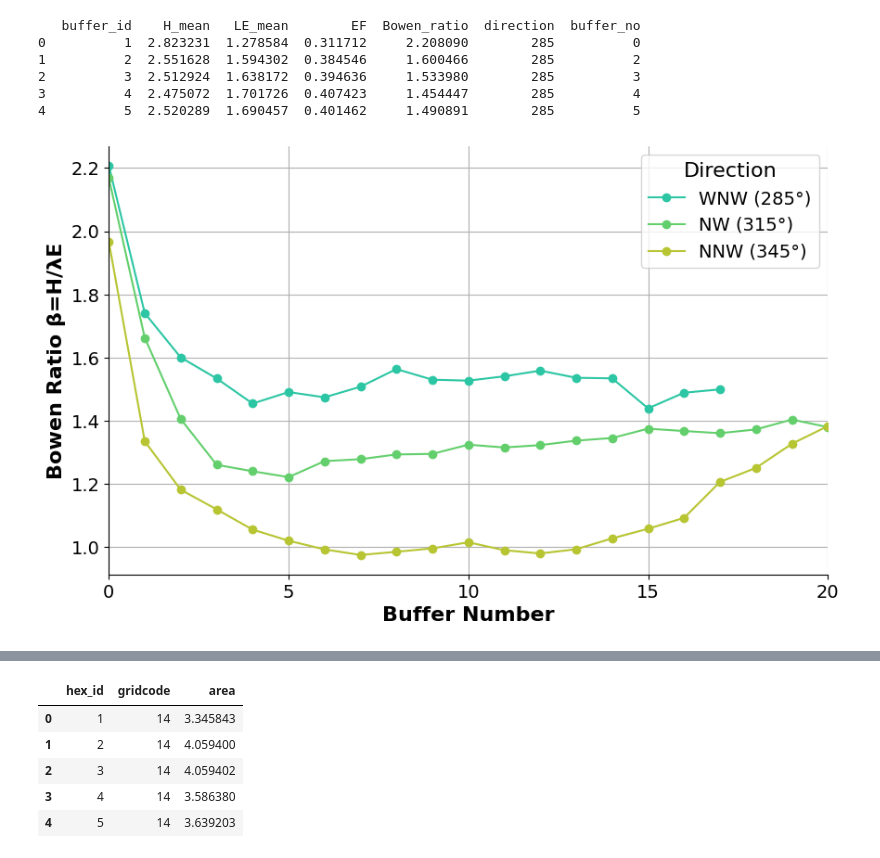
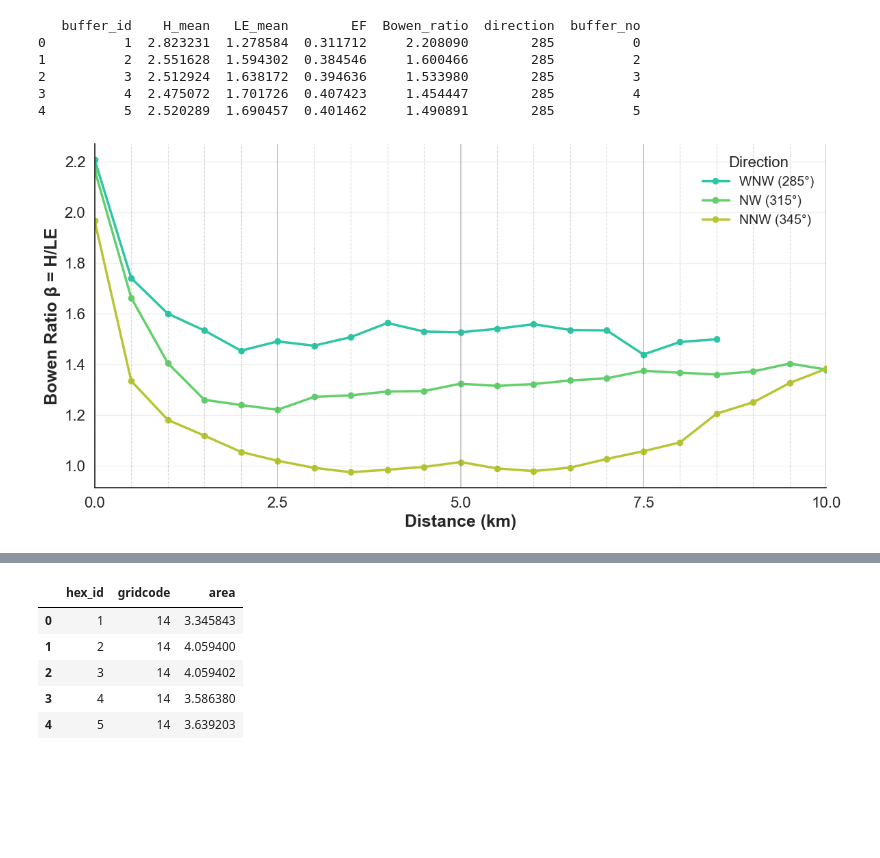
Before and after one commit to percyyvon-r/PhD-Chapter3-Diurnal-SUHII-Distribution, a Jupyter notebook: notebooks/PhD_chapter3_ypinb.ipynb, the cells around one changed output, grey strips where cells are left out. Cells and saved outputs as stored; diff of their text form; code cells hidden in the pictures; blank space fills up the shorter version.

Commit message:
Updated graphs

```diff
--- a/notebooks/PhD_chapter3_ypinb.ipynb
+++ b/notebooks/PhD_chapter3_ypinb.ipynb
@@ -866,6 +872,12 @@ print(night_df_turning)
 import matplotlib.pyplot as plt
 import numpy as np
 from matplotlib.lines import Line2D
+
+# --------------------------
+# Add distance column (distance = buffer_no / 2)
+# --------------------------
+night_df_spline["distance"] = night_df_spline["buffer_no"] / 2
+night_df_turning["distance"] = night_df_turning["buffer_no"] / 2
 
 # --------------------------
 # Colors (integer keys)
@@ -891,7 +903,7 @@ ax = plt.gca()
 for direction, group in night_df_spline.groupby("direction"):
     if direction in colors:
         plt.plot(
-            group["buffer_no"],
+            group["distance"],
             group["lst_mean"],
             linewidth=2.5,
             color=colors[direction],
@@ -901,7 +913,7 @@ for direction, group in night_df_spline.groupby("direction"):
 # --------------------------
 # 2. Plot turning points (colored by direction, semi-transparent)
 # --------------------------
-turn_x = night_df_turning["buffer_no"].tolist()
+turn_x = night_df_turning["distance"].tolist()
 turn_y = night_df_turning["lst"].tolist()
 turn_dir = night_df_turning["direction"].tolist()
 
@@ -933,8 +945,8 @@ for x_val, y_val, direction in zip(turn_x, turn_y, turn_dir):
 # --------------------------
 # 3. X-axis vertical lines
 # --------------------------
-x_values = np.arange(0, 21, 1)
-solid_lines = [5, 10, 15, 20]
+x_values = np.arange(0, 10.5, 0.5)
+solid_lines = [2.5, 5.0, 7.5, 10.0]
 
 for x in x_values:
     if x in solid_lines:
@@ -945,10 +957,10 @@ for x in x_values:
 # --------------------------
 # 5. Labels
 # --------------------------
-plt.xlabel("Buffer Number", fontsize=18, fontweight="bold")
+plt.xlabel("Distance (km)", fontsize=18, fontweight="bold")
 plt.ylabel("Land Surface Temperature (°C)", fontsize=18, fontweight="bold")
-ax.set_xlim(0, 20)
-ax.set_xticks(np.arange(0, 21, 5))  # default ticks
+ax.set_xlim(0, 10)
+ax.set_xticks(np.arange(0, 10.1, 2.5))  # distance ticks
 ax.tick_params(axis='both', labelsize=16)
 ax.set_ylim(16, 24)  # example
 ax.set_yticks(np.arange(16, 25, 1))
@@ -1493,10 +1506,13 @@ print(H_LE_flux_gradient.head())
 3          4  2.475072  1.701726  0.407423     1.454447        285          4
 4          5  2.520289  1.690457  0.401462     1.490891        285          5
 # %%
+# Plot Bowen ratio vs distance for each direction (style aligned with turning-point plots)
 import matplotlib.pyplot as plt
 import numpy as np
 
+# Keep the first 20 buffers and create distance in km (500 m buffer width)
 H_LE_flux_gradient = H_LE_flux_gradient[H_LE_flux_gradient['buffer_no'] <= 20].copy()
+H_LE_flux_gradient['distance'] = H_LE_flux_gradient['buffer_no'] / 2
 
 # --------------------------
 # Colors per direction
@@ -1513,60 +1529,66 @@ dir_labels = {
     345: "NNW (345°)"
 }
 
 # Select directions to plot
-selected_dirs = H_LE_flux_gradient['direction'].unique()
+selected_dirs = sorted(H_LE_flux_gradient['direction'].dropna().unique())
 
-fig, ax = plt.subplots(figsize=(10, 6))  # <-- define ax
+fig, ax = plt.subplots(figsize=(12, 6))
 
+# --------------------------
+# 1. Plot Bowen ratio curves
+# --------------------------
 for d in selected_dirs:
-    sub = H_LE_flux_gradient[H_LE_flux_gradient['direction'] == d]
-
-    # Sort to avoid line artifacts
-    sub = sub.sort_values('buffer_no')
+    sub = H_LE_flux_gradient[H_LE_flux_gradient['direction'] == d].sort_values('distance')
 
     ax.plot(
-        sub['buffer_no'],
+        sub['distance'],
         sub['Bowen_ratio'],
         marker='o',
+        linewidth=2.5,
+        markersize=6,
         label=dir_labels.get(d, f"{d}°"),
         color=colors.get(d, 'black')
     )
 
-# Labels
-ax.set_xlabel("Buffer Number", fontsize=16, fontweight="bold")
-ax.set_ylabel("Bowen Ratio β=H/λE", fontsize=16, fontweight="bold")
+# --------------------------
+# 2. X-axis vertical lines (same pattern as turning-point plots)
+# --------------------------
+x_values = np.arange(0, 10.5, 0.5)
+solid_lines = [2.5, 5.0, 7.5, 10.0]
+
+for x in x_values:
+    if x in solid_lines:
+        ax.axvline(x=x, linestyle='-', color='grey', alpha=0.5, linewidth=1.2)
+    else:
+        ax.axvline(x=x, linestyle='--', color='grey', alpha=0.3, linewidth=0.8)
 
 # --------------------------
-# Axis control
+# 3. Labels and axis formatting
 # --------------------------
-ax.set_xlim(0, 20)                      # end exactly at 20
-ax.set_xticks(np.arange(0, 21, 5))
-ax.margins(x=0)                         # remove extra padding
+ax.set_xlabel("Distance (km)", fontsize=18, fontweight="bold")
+ax.set_ylabel("Bowen Ratio β = H/LE", fontsize=18, fontweight="bold")
 
-# Move y-axis to x = 0
-ax.spines['left'].set_position(('data', 0))
+ax.set_xlim(0, 10)
+ax.set_xticks(np.arange(0, 10.1, 2.5))
+ax.tick_params(axis='both', labelsize=16)
 
-# Remove unwanted frame lines
-ax.spines['top'].set_visible(False)
-ax.spines['right'].set_visible(False)
+# Keep a clean panel style similar to earlier figures
+ax.grid(axis='y', alpha=0.3)
+ax.set_facecolor("white")
+for spine in ["top", "right"]:
+    ax.spines[spine].set_visible(False)
 
-# Ticks & legend
-ax.tick_params(axis='both', labelsize=14)
 ax.legend(title="Direction", fontsize=14, title_fontsize=16)
 
-# Grid
-ax.grid(True)
-
-# Save
+plt.tight_layout()
 plt.savefig(
     "C:/Users/percy/Documents/studies/visual_studio_code/PhD-chapter3-SUHII/outputs/figures/bowen_ratio.png",
     dpi=300,
     bbox_inches="tight"
 )
-
 plt.show()
 # %% [output]
-[figure, old version]
+[figure, new version]
 # %% [markdown]
 ## 1.3 LCZ Classification at 250 m Diameter Hexagon
 The figure below illustrates the identified turning-point buffers together with the LCZ classification aggregated to the 250 m diameter hexagonal grid.
```
Also changed, not shown: parts of 13 cells of this notebook, 59 other files.
